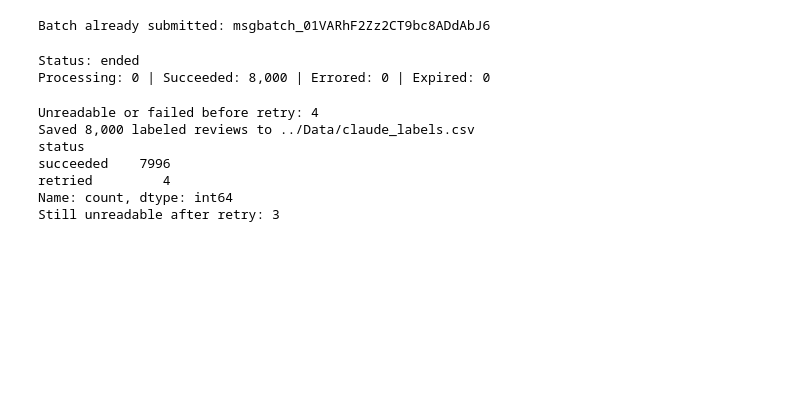
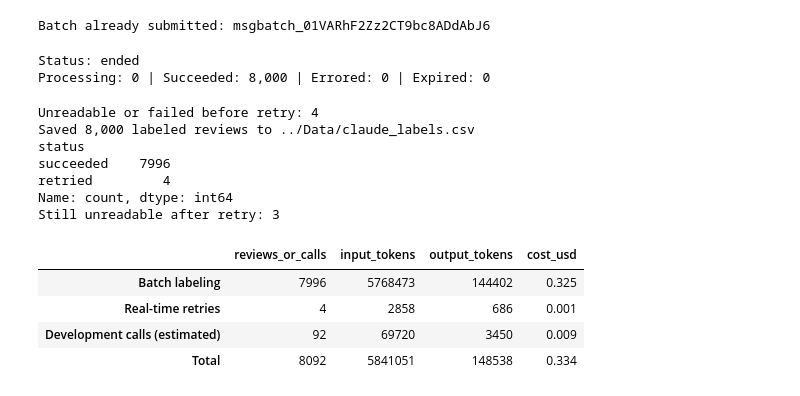
Before and after one commit to Neha-Ko/CDA-Course-Project, a Jupyter notebook: Notebooks/4_Claude_Labeling.ipynb, the cells around one changed output. Saved outputs shown, nothing was run; the diff lists cells and outputs as text; code cells hidden in the pictures; blank space fills up the shorter version.

Commit message:
Add API usage report and full labeling observations

```diff
--- a/Notebooks/4_Claude_Labeling.ipynb
+++ b/Notebooks/4_Claude_Labeling.ipynb
@@ -513,3 +513,36 @@ succeeded    7996
 retried         4
 Name: count, dtype: int64
 Still unreadable after retry: 3
+# %%
+# Prices in USD per million tokens (Haiku 5.5); the Batch API is 50% off
+INPUT_PRICE, OUTPUT_PRICE, BATCH_DISCOUNT = 0.10, 0.50, 0.5
+
+def cost(input_tokens, output_tokens, discount=1.0):
+    return (input_tokens * INPUT_PRICE + output_tokens * OUTPUT_PRICE) / 1e6 * discount
+
+# Exact tokens for the full labeling run, saved with the labels
+in_batch = labeled["status"] == "succeeded"
+retried = labeled["status"] == "retried"
+b_in, b_out = labeled.loc[in_batch, ["input_tokens", "output_tokens"]].sum()
+r_in, r_out = labeled.loc[retried, ["input_tokens", "output_tokens"]].sum()
+
+# Development calls, estimated: three runs of the 30-review test set at the measured
+# per-review averages, plus two category-suggestion calls of about 3,000 input tokens each
+dev_in = 3 * 30 * avg_tokens["input"] + 2 * 3000
+dev_out = 3 * 30 * avg_tokens["output"] + 2 * 600
+
+usage = pd.DataFrame({
+    "reviews_or_calls": [in_batch.sum(), retried.sum(), 3 * 30 + 2],
+    "input_tokens": [b_in, r_in, dev_in],
+    "output_tokens": [b_out, r_out, dev_out],
+    "cost_usd": [cost(b_in, b_out, BATCH_DISCOUNT), cost(r_in, r_out), cost(dev_in, dev_out)],
+}, index=["Batch labeling", "Real-time retries", "Development calls (estimated)"])
+usage.loc["Total"] = usage.sum()
+usage["cost_usd"] = usage["cost_usd"].round(3)
+display(usage.astype({"reviews_or_calls": int, "input_tokens": int, "output_tokens": int}))
+# %% [output]
+|  | reviews_or_calls | input_tokens | output_tokens | cost_usd |
+| Batch labeling | 7996 | 5768473 | 144402 | 0.325 |
+| Real-time retries | 4 | 2858 | 686 | 0.001 |
+| Development calls (estimated) | 92 | 69720 | 3450 | 0.009 |
+| Total | 8092 | 5841051 | 148538 | 0.334 |
```
Also changed, not shown: parts of 1 cell of this notebook.
